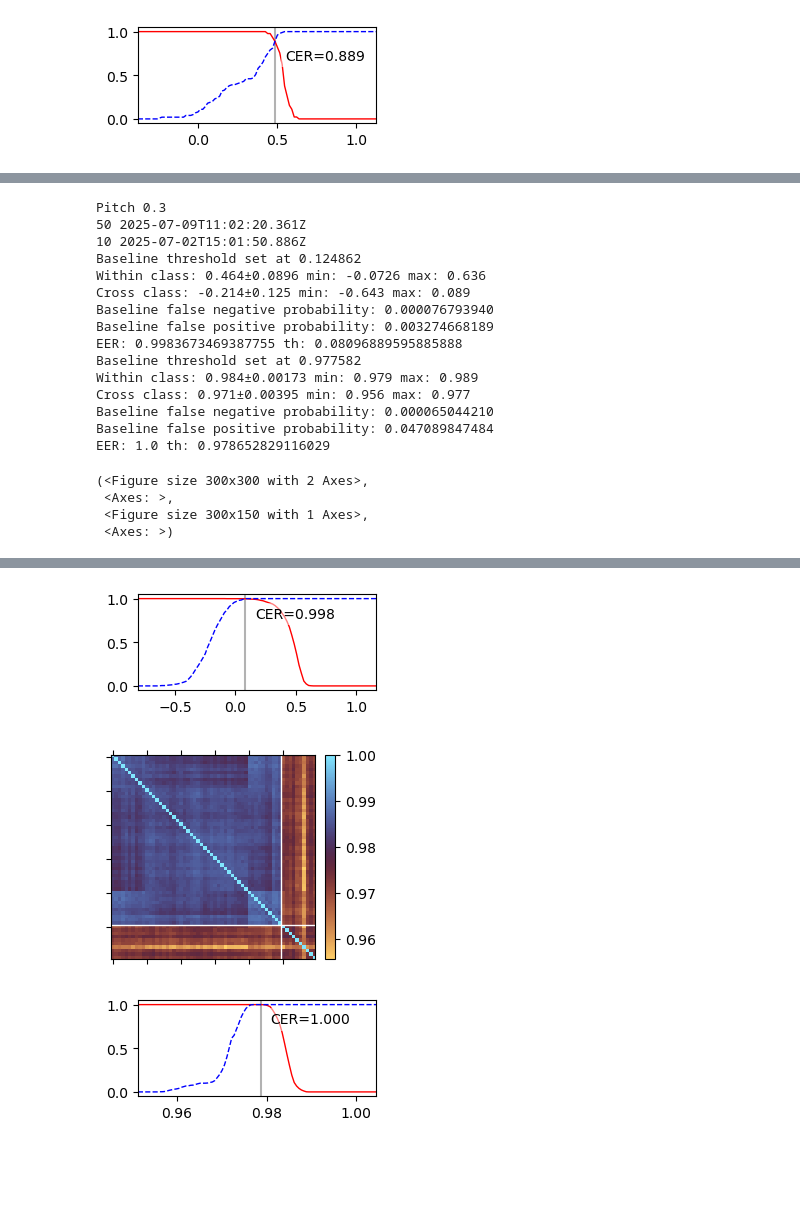
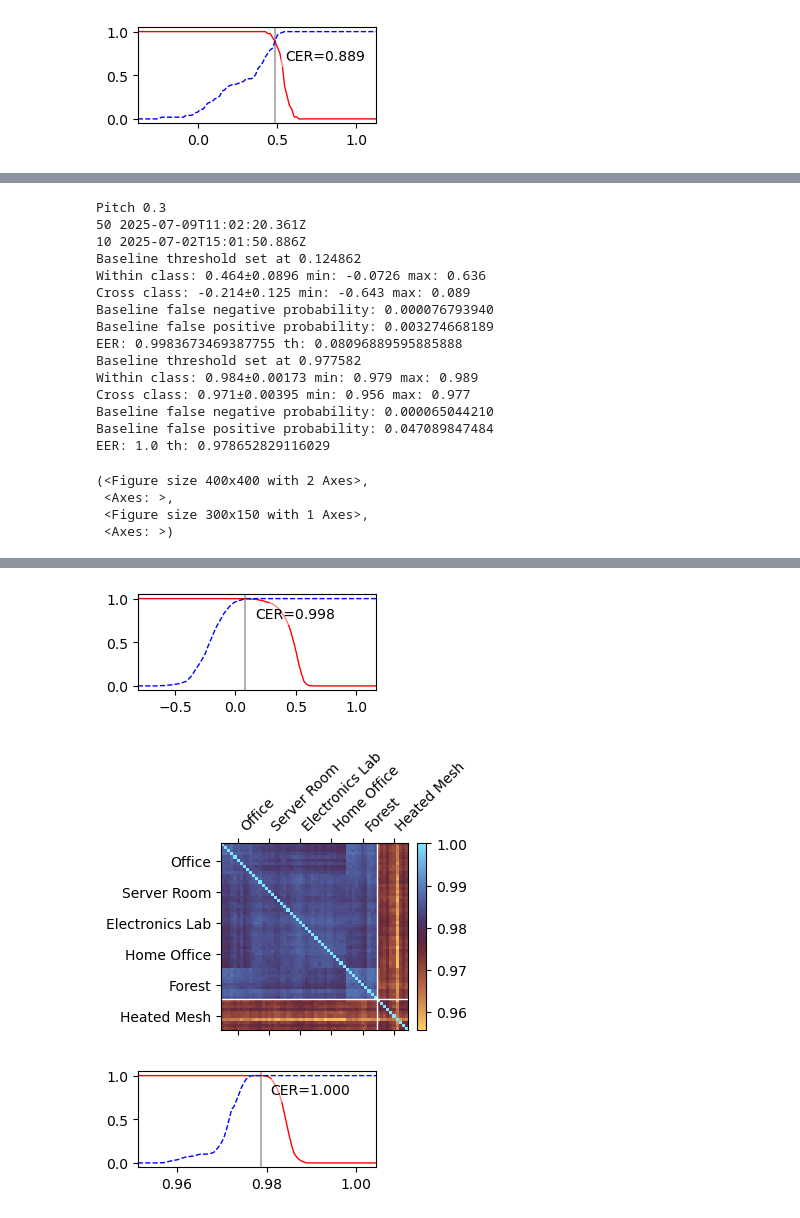
Before and after one commit to jaseg/sampling-mesh-monitor, a Jupyter notebook: jupyter_notebooks/classifier_tests.ipynb, the cells around one changed output, grey strips where cells are left out. Saved outputs shown, nothing was run; the diff lists cells and outputs as text; code cells hidden in the pictures; blank space fills up the shorter version.

Commit message:
Add labels to environment plots

```diff
--- a/jupyter_notebooks/classifier_tests.ipynb
+++ b/jupyter_notebooks/classifier_tests.ipynb
@@ -326,7 +326,7 @@ Baseline false positive probability: 0.323891986799
 [figure]
 [figure]
 # %%
-def plot_vector_covar(group_a, group_b, do_cal=False, vector_method='norm', distance_method='corr', smooth=None, plot_cdf=False, covar_out=None, cdf_out=None, fig_out=None, do_lines=False):
+def plot_vector_covar(group_a, group_b, do_cal=False, vector_method='norm', distance_method='corr', smooth=None, plot_cdf=False, covar_out=None, cdf_out=None, fig_out=None, do_lines=False, batchlabels=None, figsize=(3, 3)):
     group_a = sorted(group_a, key=lambda entry: entry['info']['serial'])
     group_b = sorted(group_b, key=lambda entry: entry['info']['serial'])
     all_traces = group_a + group_b
@@ -398,8 +398,17 @@ def plot_vector_covar(group_a, group_b, do_cal=False, vector_method='norm', dist
     #for i in range(len(corr[0])):
     #    corr[i, i] = math.nan
 
-    fig, ax = plt.subplots(figsize=(3, 3))
+    fig, ax = plt.subplots(figsize=figsize)
     corr_ax = ax.matshow(corr, interpolation='none', cmap='managua')
+    if batchlabels:
+        ticks, labels = batchlabels
+        ax.set_xticks(ticks)
+        ax.set_xticklabels(labels, rotation=45, ha='left')
+        ax.set_yticks(ticks)
+        ax.set_yticklabels(labels, rotation=0)
+    else:
+        ax.set_xticklabels([])
+        ax.set_yticklabels([])
 
     # https://stackoverflow.com/questions/18195758/set-matplotlib-colorbar-size-to-match-graph
     from mpl_toolkits.axes_grid1 import make_axes_locatable, axes_size
@@ -416,8 +425,6 @@ def plot_vector_covar(group_a, group_b, do_cal=False, vector_method='norm', dist
     #ax.set_xticklabels(labels, rotation=45, ha='left')
     #ax.set_yticks(list(range(len(labels))))
     #ax.set_yticklabels(labels)
-    ax.set_xticklabels([])
-    ax.set_yticklabels([])
     if do_lines:
         ax.plot([-0.5, len(all_traces)-0.5], [len(group_a)-0.5, len(group_a)-0.5], '-', color='white', linewidth=1)
         ax.plot([len(group_a)-0.5, len(group_a)-0.5], [-0.5, len(all_traces)-0.5], '-', color='white', linewidth=1)
@@ -1282,13 +1291,14 @@ environments = [
     '25-07-08-01-homeoffice-desktop',
     '25-07-09-01-forest-x1c',
 ]
+batchlabels = ([5, 15, 25, 35, 45, 55], ['Office', 'Server Room', 'Electronics Lab', 'Home Office', 'Forest', 'Heated Mesh'])
 group_a = [value for env in environments for value in data_runs[f'environment-{env}-p{pitch}'] if not value['info']['mods']]
 group_b = [value for value in data['M-SP-PITCH-V2-0005-0.3'] if value['info']['meta'] == 'hot-mesh-hot-serial-5-25-07-02-01-p0.3'][:10]
 
 print(len(group_a), group_a[-1]['info']['timestamp'])
 print(len(group_b), group_b[-1]['info']['timestamp'])
-plot_vector_covar(group_a, group_b, vector_method='min', distance_method='max', plot_cdf=True, fig_out=f'environment_ref_probe_p{pitch}_minmax', do_lines=True)
-plot_vector_covar(group_a, group_b, plot_cdf=True, fig_out=f'environment_ref_probe_p{pitch}', do_lines=True)
+plot_vector_covar(group_a, group_b, vector_method='min', distance_method='max', plot_cdf=True, fig_out=f'environment_ref_probe_p{pitch}_minmax', do_lines=True, batchlabels=batchlabels, figsize=(4, 4))
+plot_vector_covar(group_a, group_b, plot_cdf=True, fig_out=f'environment_ref_probe_p{pitch}', do_lines=True, batchlabels=batchlabels, figsize=(4, 4))
 # %% [output]
 Pitch 0.3
 50 2025-07-09T11:02:20.361Z
@@ -1305,7 +1315,7 @@ Cross class: 0.971±0.00395 min: 0.956 max: 0.977
 Baseline false negative probability: 0.000065044210
 Baseline false positive probability: 0.047089847484
 EER: 1.0 th: 0.978652829116029
-(<Figure size 300x300 with 2 Axes>,
+(<Figure size 400x400 with 2 Axes>,
  <Axes: >,
  <Figure size 300x150 with 1 Axes>,
  <Axes: >)
@@ -1313,3 +1323,3 @@ EER: 1.0 th: 0.978652829116029
 [figure]
-[figure, old version]
+[figure, new version]
 [figure]
```
Also changed, not shown: parts of 3 cells of this notebook, 20 other files.
